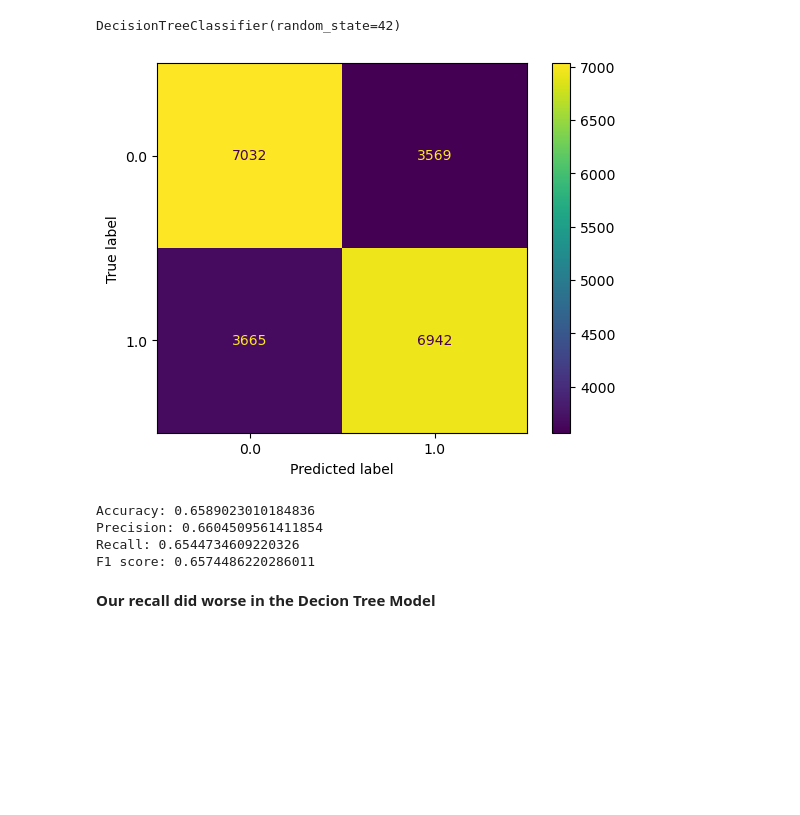
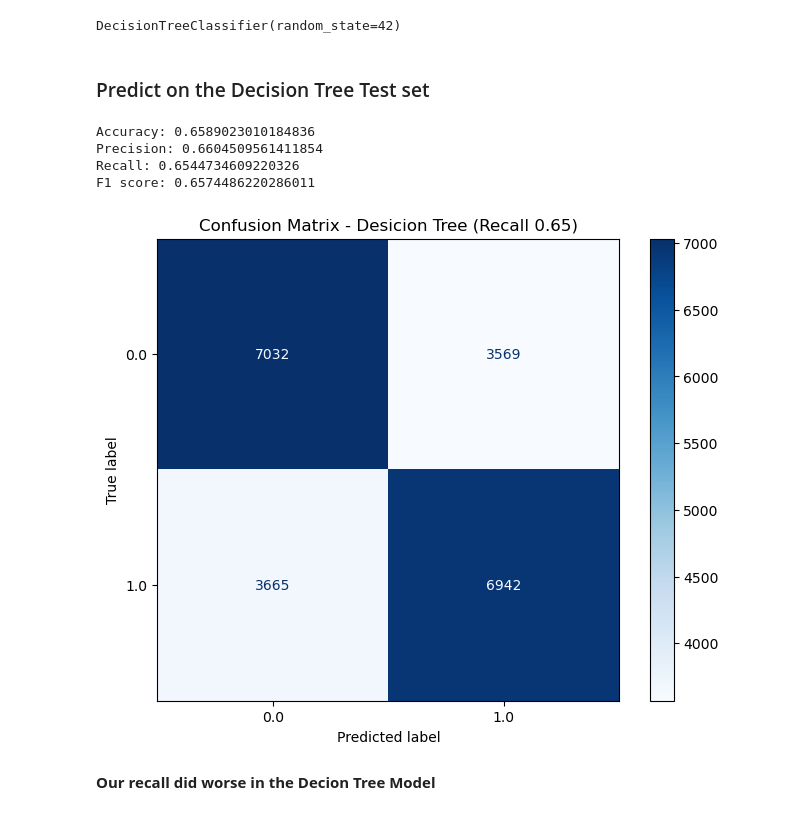
Before and after one commit to gloriapintado/Diabetes_Prediction, a Jupyter notebook: Final_notebook.ipynb, the cells around one changed output. Cells and saved outputs as stored; diff of their text form; code cells hidden in the pictures; blank space fills up the shorter version.

```diff
--- a/Final_notebook.ipynb
+++ b/Final_notebook.ipynb
@@ -330,10 +340,8 @@ Tree = DecisionTreeClassifier(random_state=42)
 Tree.fit(X_train_scaled, y_train)
 # %% [output]
 DecisionTreeClassifier(random_state=42)
-# %%
-ConfusionMatrixDisplay.from_estimator(Tree, X_test_scaled, y_test);
-# %% [output]
-[figure, removed]
+# %% [markdown]
+### Predict on the Decision Tree Test set
 # %%
 test_preds = Tree.predict(X_test_scaled)
 recall = recall_score(y_test, test_preds)
@@ -352,6 +360,19 @@ Accuracy: 0.6589023010184836
 Precision: 0.6604509561411854
 Recall: 0.6544734609220326
 F1 score: 0.6574486220286011
+# %%
+cm = confusion_matrix(y_test, test_preds)
+# Create a ConfusionMatrixDisplay object
+disp = ConfusionMatrixDisplay(confusion_matrix=cm, display_labels=Tree.classes_)
+# Plot the confusion matrix
+fig, ax = plt.subplots(figsize=(8, 6))  # Adjust the figure size as needed
+disp.plot(ax=ax, cmap=plt.cm.Blues, values_format="d")
+# Set the title
+ax.set_title("Confusion Matrix - Desicion Tree (Recall 0.65)")
+# Display the plot
+plt.show()
+# %% [output]
+[figure, added]
 # %% [markdown]
 **Our recall did worse in the Decion Tree Model**
 # %% [markdown]
```
Also changed, not shown: parts of 35 cells of this notebook.
